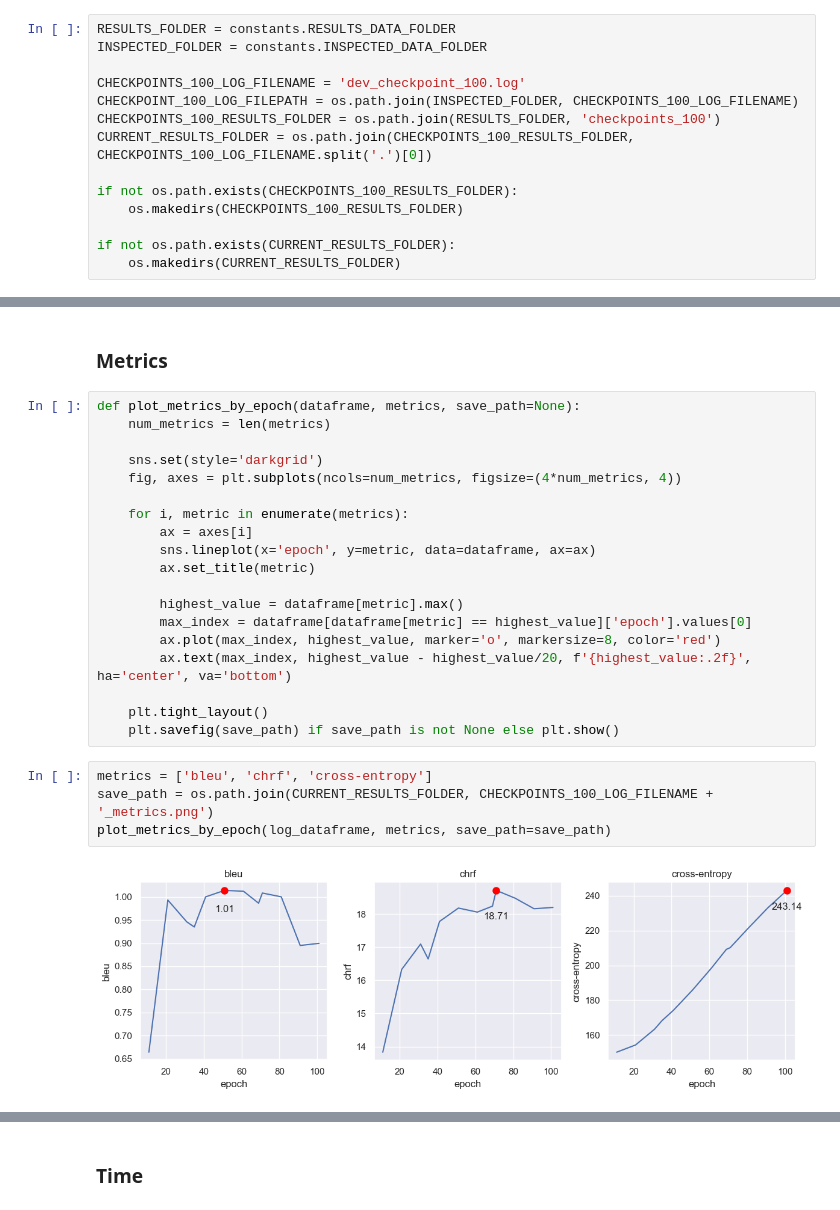
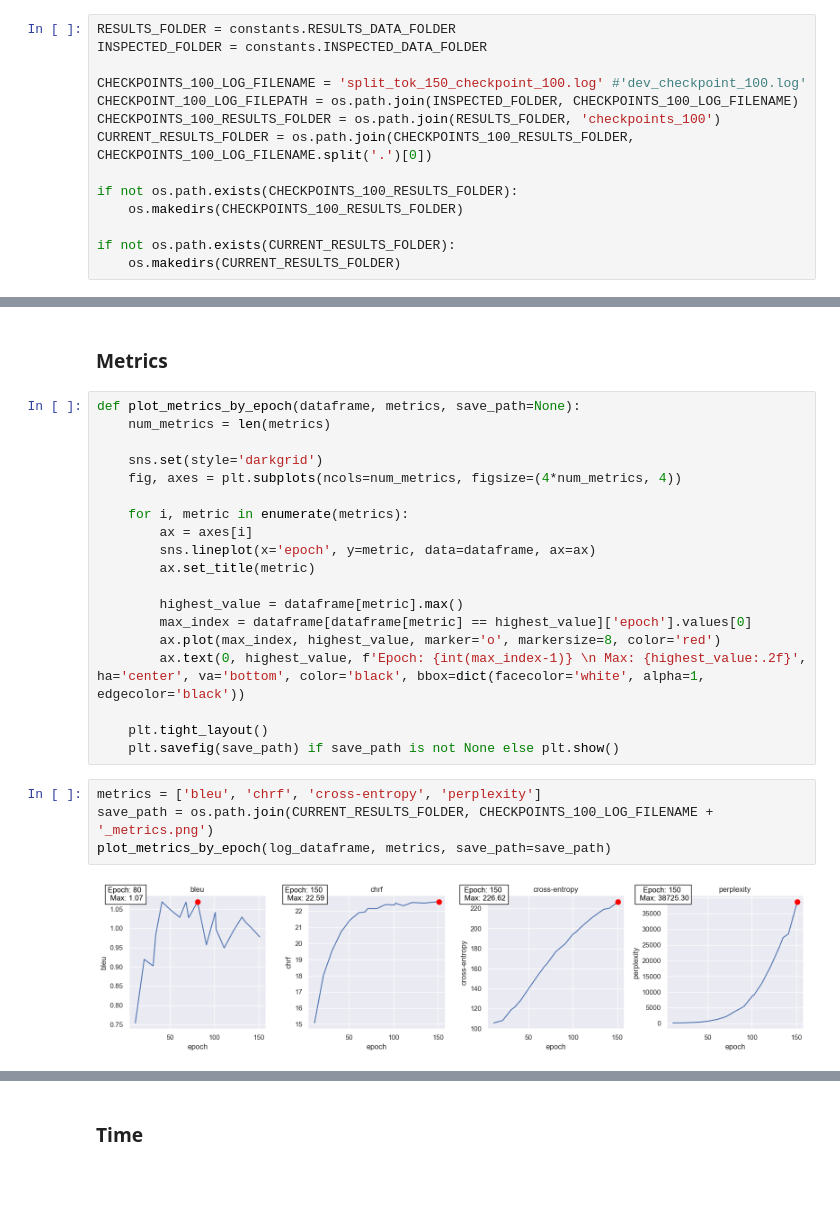
Before and after one commit to baladon-lucas-pardinas/NMT-Translation-gn-es, a Jupyter notebook: notebooks/first_100_checkpoints.ipynb, the cells around one changed output, grey strips where cells are left out. Drawn from its saved outputs; the diff is of its cells as text; blank space fills up the shorter version.

```diff
--- a/notebooks/first_100_checkpoints.ipynb
+++ b/notebooks/first_100_checkpoints.ipynb
@@ -20,7 +21,7 @@ import constants
 RESULTS_FOLDER = constants.RESULTS_DATA_FOLDER
 INSPECTED_FOLDER = constants.INSPECTED_DATA_FOLDER
 
-CHECKPOINTS_100_LOG_FILENAME = 'dev_checkpoint_100.log'
+CHECKPOINTS_100_LOG_FILENAME = 'split_tok_150_checkpoint_100.log' #'dev_checkpoint_100.log'
 CHECKPOINT_100_LOG_FILEPATH = os.path.join(INSPECTED_FOLDER, CHECKPOINTS_100_LOG_FILENAME)
 CHECKPOINTS_100_RESULTS_FOLDER = os.path.join(RESULTS_FOLDER, 'checkpoints_100')
 CURRENT_RESULTS_FOLDER = os.path.join(CHECKPOINTS_100_RESULTS_FOLDER, CHECKPOINTS_100_LOG_FILENAME.split('.')[0])
@@ -204,16 +209,16 @@ def plot_metrics_by_epoch(dataframe, metrics, save_path=None):
         highest_value = dataframe[metric].max()
         max_index = dataframe[dataframe[metric] == highest_value]['epoch'].values[0]
         ax.plot(max_index, highest_value, marker='o', markersize=8, color='red')
-        ax.text(max_index, highest_value - highest_value/20, f'{highest_value:.2f}', ha='center', va='bottom')
+        ax.text(0, highest_value, f'Epoch: {int(max_index-1)} \n Max: {highest_value:.2f}', ha='center', va='bottom', color='black', bbox=dict(facecolor='white', alpha=1, edgecolor='black'))
 
     plt.tight_layout()
     plt.savefig(save_path) if save_path is not None else plt.show()
 # %%
-metrics = ['bleu', 'chrf', 'cross-entropy']
+metrics = ['bleu', 'chrf', 'cross-entropy', 'perplexity']
 save_path = os.path.join(CURRENT_RESULTS_FOLDER, CHECKPOINTS_100_LOG_FILENAME + '_metrics.png')
 plot_metrics_by_epoch(log_dataframe, metrics, save_path=save_path)
 # %% [output]
-[figure, old version]
+[figure, new version]
 # %%
 log_dataframe.describe()
 # %% [output]
```
Also changed, not shown: parts of 18 cells of this notebook, 13 other files.
